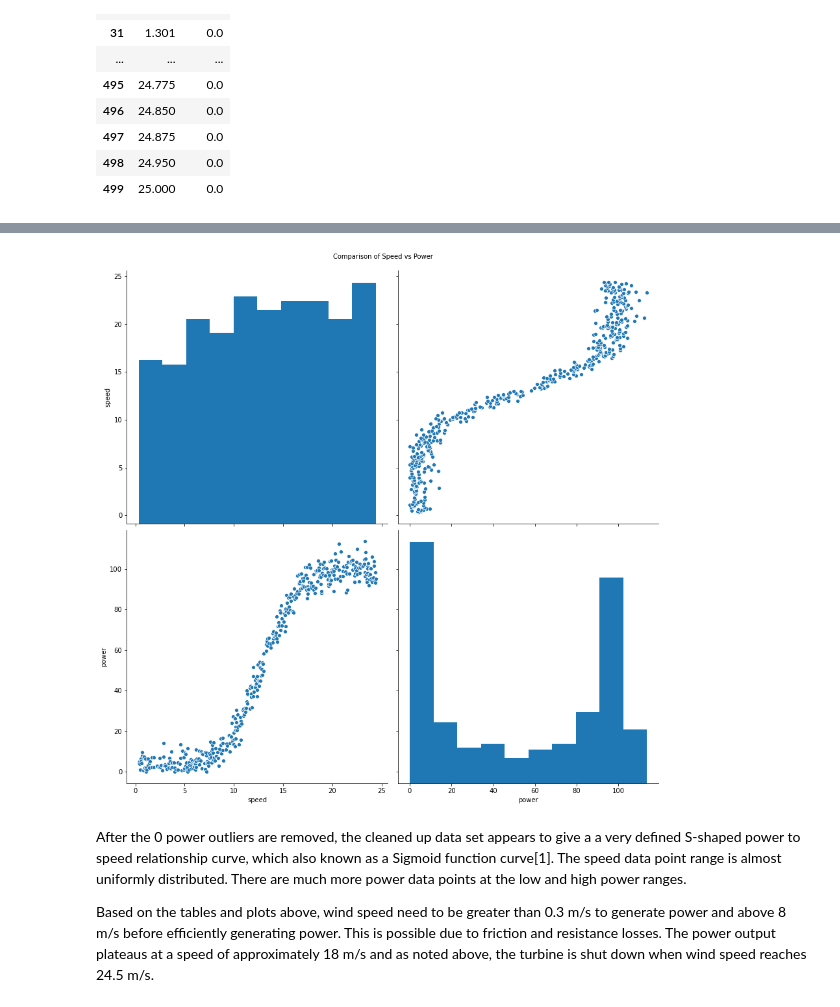
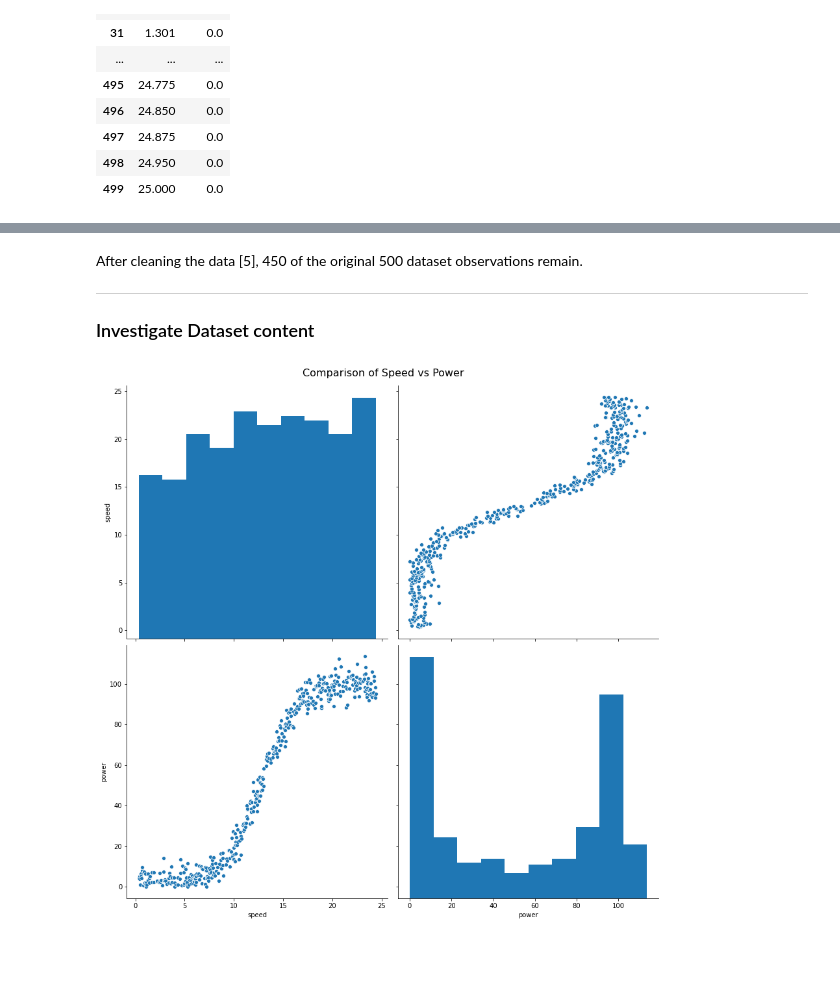
Before and after one commit to markcot/ProjMachLearn, a Jupyter notebook: Project.ipynb, the cells around one changed output, grey strips where cells are left out. Cells and saved outputs as stored; diff of their text form; code cells hidden in the pictures; blank space fills up the shorter version.

```diff
--- a/Project.ipynb
+++ b/Project.ipynb
@@ -175,0 +279,4 @@ df.describe()
+# %%
+# Drop duplicates values be keep the first value. Code adapted from
+# https://pandas.pydata.org/pandas-docs/stable/reference/api/pandas.DataFrame.drop_duplicates.html
+df = df.drop_duplicates(subset=['power'], keep='first')
@@ -176,14 +300,15 @@ df.describe()
+# %% [markdown]
+After cleaning the data [5], 450 of the original 500 dataset observations remain.
+
+***
+
+### Investigate Dataset content
 # %%
-# Replot data comparison Code adpated from
-# https://seaborn.pydata.org/generated/seaborn.pairplot.html
+# Replot data comparison
 plot = sns.pairplot(df, height=6)
-# Add Title adapted from https://stackoverflow.com/a/52096280
+# Add Title
 plt.subplots_adjust(top=0.95)
-plt.suptitle("Comparison of Speed vs Power", fontsize = 10)
+plt.suptitle("Comparison of Speed vs Power", fontsize = 16)
 plt.show()
 # %% [output]
-[figure, old version]
+[figure, new version]
-# %% [markdown]
-After the 0 power outliers are removed, the cleaned up data set appears to give a a very defined S-shaped power to speed relationship curve, which also known as a Sigmoid function curve[1]. The speed data point range is almost uniformly distributed. There are much more power data points at the low and high power ranges.
-
-Based on the tables and plots above, wind speed need to be greater than 0.3 m/s to generate power and above 8 m/s before efficiently generating power. This is possible due to friction and resistance losses. The power output plateaus at a speed of approximately 18 m/s and as noted above, the turbine is shut down when wind speed reaches 24.5 m/s.
```
Also changed, not shown: parts of 41 cells of this notebook.
